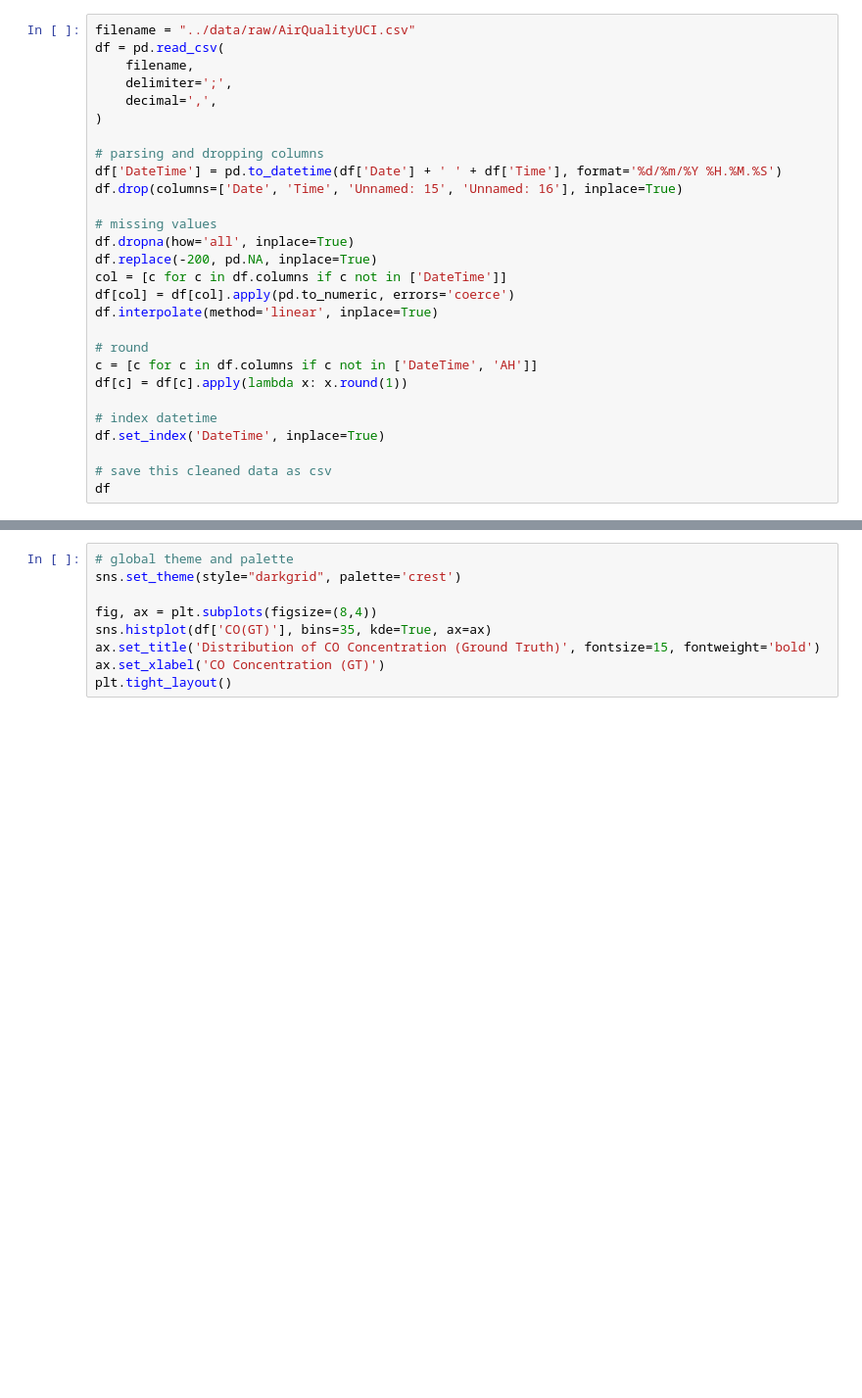
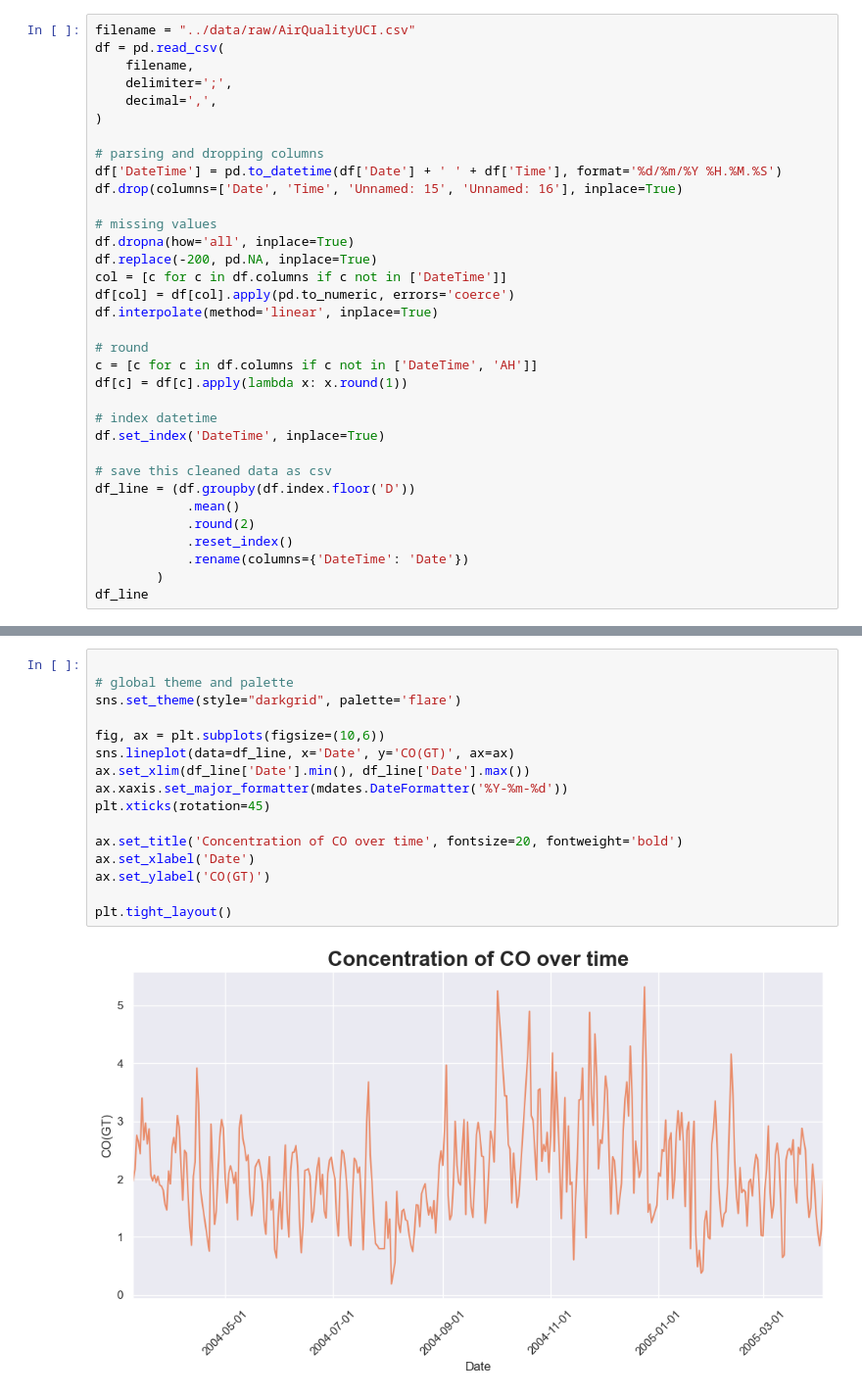
Before and after one commit to KrisSelvarin/air-quality-analyzer, a Jupyter notebook: notebooks/experiment.ipynb, the cells around one changed output, grey strips where cells are left out. Shown at 98% size. Drawn from its saved outputs; the diff is of its cells as text; blank space fills up the shorter version.

Commit message:
feat: add trends func on eda.py for trends plotting

```diff
--- a/notebooks/experiment.ipynb
+++ b/notebooks/experiment.ipynb
@@ -30,4 +31,10 @@ df[c] = df[c].apply(lambda x: x.round(1))
 df.set_index('DateTime', inplace=True)
 
 # save this cleaned data as csv
-df
+df_line = (df.groupby(df.index.floor('D'))
+            .mean()
+            .round(2)
+            .reset_index()
+            .rename(columns={'DateTime': 'Date'})
+        )
+df_line
@@ -34,9 +55,18 @@ df
 # %%
+
 # global theme and palette
-sns.set_theme(style="darkgrid", palette='crest')
+sns.set_theme(style="darkgrid", palette='flare')
 
-fig, ax = plt.subplots(figsize=(8,4))
-sns.histplot(df['CO(GT)'], bins=35, kde=True, ax=ax)
-ax.set_title('Distribution of CO Concentration (Ground Truth)', fontsize=15, fontweight='bold')
-ax.set_xlabel('CO Concentration (GT)')
+fig, ax = plt.subplots(figsize=(10,6))
+sns.lineplot(data=df_line, x='Date', y='CO(GT)', ax=ax)
+ax.set_xlim(df_line['Date'].min(), df_line['Date'].max())
+ax.xaxis.set_major_formatter(mdates.DateFormatter('%Y-%m-%d'))
+plt.xticks(rotation=45)
+
+ax.set_title('Concentration of CO over time', fontsize=20, fontweight='bold')
+ax.set_xlabel('Date')
+ax.set_ylabel('CO(GT)')
+
 plt.tight_layout()
+# %% [output]
+[figure, added]
```
Also changed, not shown: parts of 2 cells of this notebook, 10 other files.
